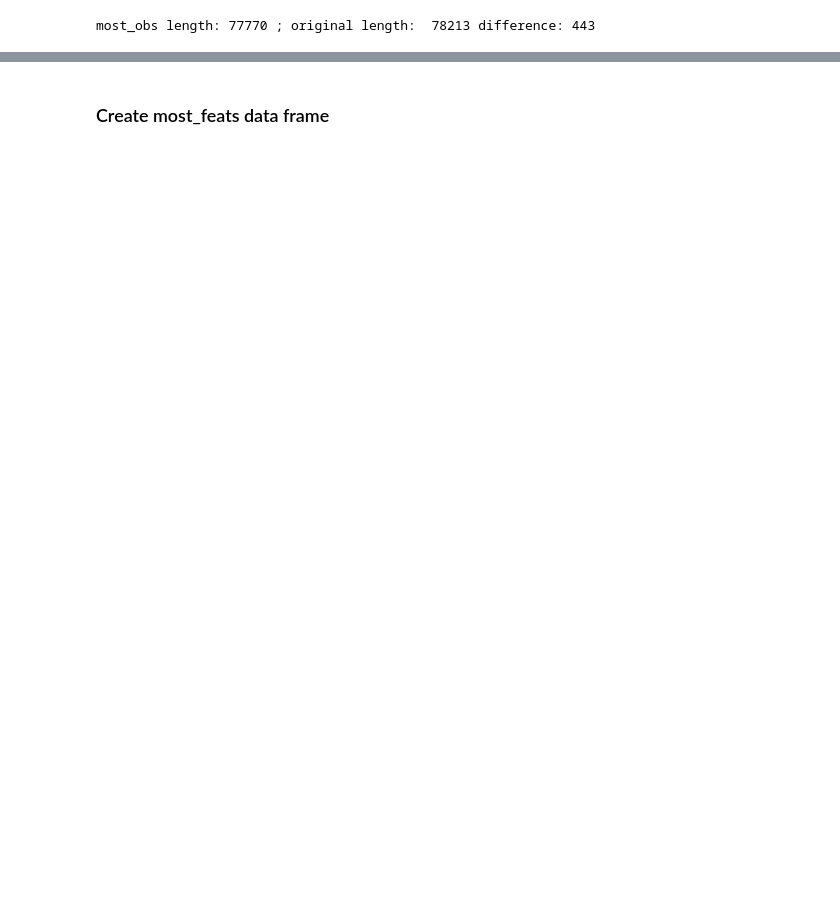
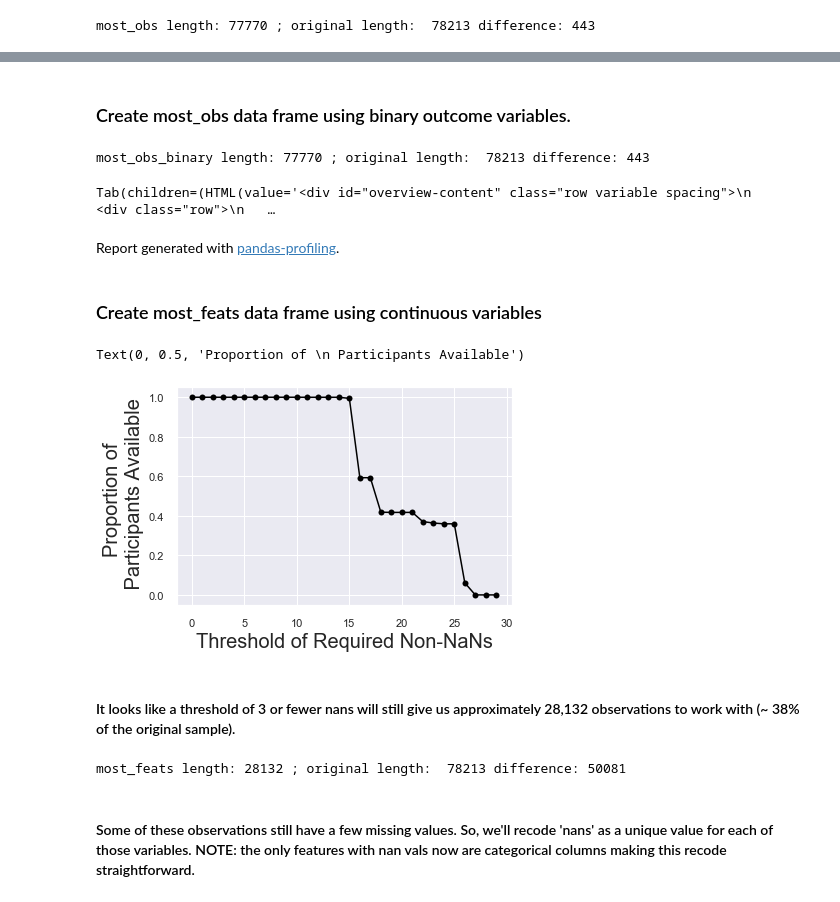
Before and after one commit to david-j-cox/GlimpseK12, a Jupyter notebook: Scripts/GlimpseK12 Blog.ipynb, the cells around one changed output, grey strips where cells are left out. Cells and saved outputs as stored; diff of their text form; code cells hidden in the pictures; blank space fills up the shorter version.

```diff
--- a/Scripts/GlimpseK12 Blog.ipynb
+++ b/Scripts/GlimpseK12 Blog.ipynb
@@ -75,2 +76,45 @@ most_obs.profile_report(correlations={"cramers": {"calculate": False}})
+# %% [markdown]
+### Create most_obs data frame using binary outcome variables.
+# %%
+most_obs_binary = data.drop(['ScantronMathPreTest', 'ScantronReadingPreTest', 'ScantronMathMidTest', 'ScantronReadingMidTest', \
+                    'IXLMathNonUser', 'IXLMathPartialUser', 'IXLMathUser','IXLReadingNon', 'IXLReadingPartial', \
+                    'IXLReadingUser', 'ScantronMathPreTestBenchmarks', 'ScantronReadingPreTestBenchmarks', \
+                    'ScantronMathMidTestBenchmarks', 'ScantronReadingMidTestBenchmarks', \
+                    'ScantronMathPostTest', 'ScantronReadingPostTest', 'numna'], axis=1)
+most_obs_binary = most_obs_binary.dropna()
+print("most_obs_binary length:", len(most_obs_binary), "; original length: ", len(data), "difference:", len(data)-len(most_obs_binary))
+most_obs_binaryCols = list(most_obs_binary)
+# %% [output]
+most_obs_binary length: 77770 ; original length:  78213 difference: 443
+# %%
+most_obs_binary.profile_report(correlations={"cramers": {"calculate": False}})
+# %% [output]
+Tab(children=(HTML(value='<div id="overview-content" class="row variable spacing">\n    <div class="row">\n   …
+Report generated with pandas-profiling.
 # %% [markdown]
-### Create most_feats data frame
+### Create most_feats data frame using continuous variables
+# %%
+# Determine how many observations we'd lose using different thresholds of nan counts.
+nan_choice = []
+for i in range(0, 30):
+    most_feat = data.dropna(thresh=i)
+    new_len = len(most_feat)
+    new_len = new_len/len(data)
+    nan_choice.append(new_len)
+
+# Plot it
+plt.plot(nan_choice, marker='o', color='black')
+plt.xlabel('Threshold of Required Non-NaNs', fontsize='20')
+plt.ylabel('Proportion of \n Participants Available', fontsize='20')
+# %% [output]
+Text(0, 0.5, 'Proportion of \n Participants Available')
+[figure, added]
+# %% [markdown]
+#### It looks like a threshold of 3 or fewer nans will still give us approximately 28,132 observations to work with (~ 38% of the original sample).
+# %%
+most_feats = data.dropna(thresh=25)
+print("most_feats length:", len(most_feats), "; original length: ", len(data), "difference:", len(data)-len(most_feats))
+# %% [output]
+most_feats length: 28132 ; original length:  78213 difference: 50081
+# %% [markdown]
+#### Some of these observations still have a few missing values. So, we'll recode 'nans' as a unique value for each of those variables. NOTE: the only features with nan vals now are categorical columns making this recode straightforward.
```
Also changed, not shown: parts of 6 cells of this notebook, 1 other file.
